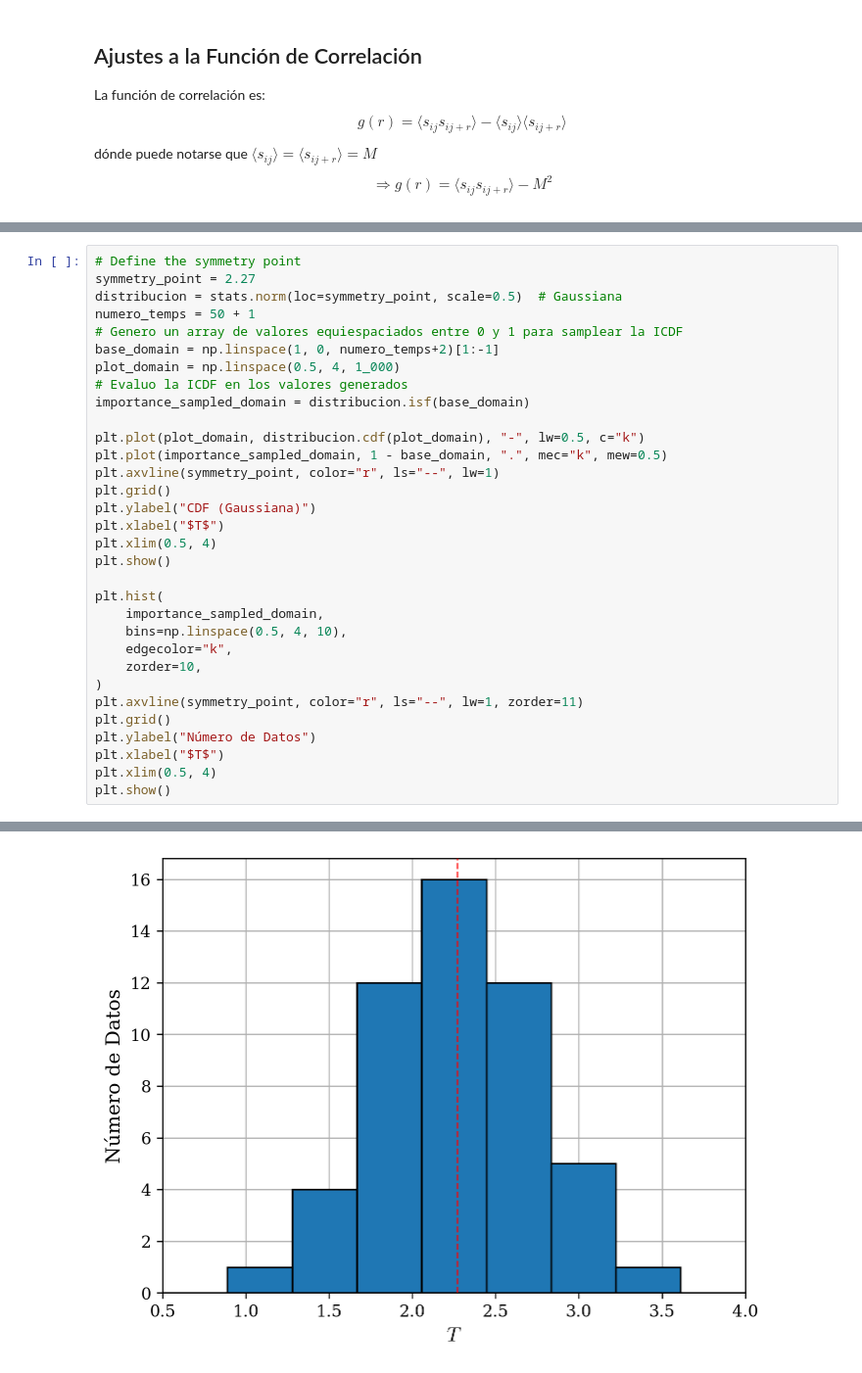
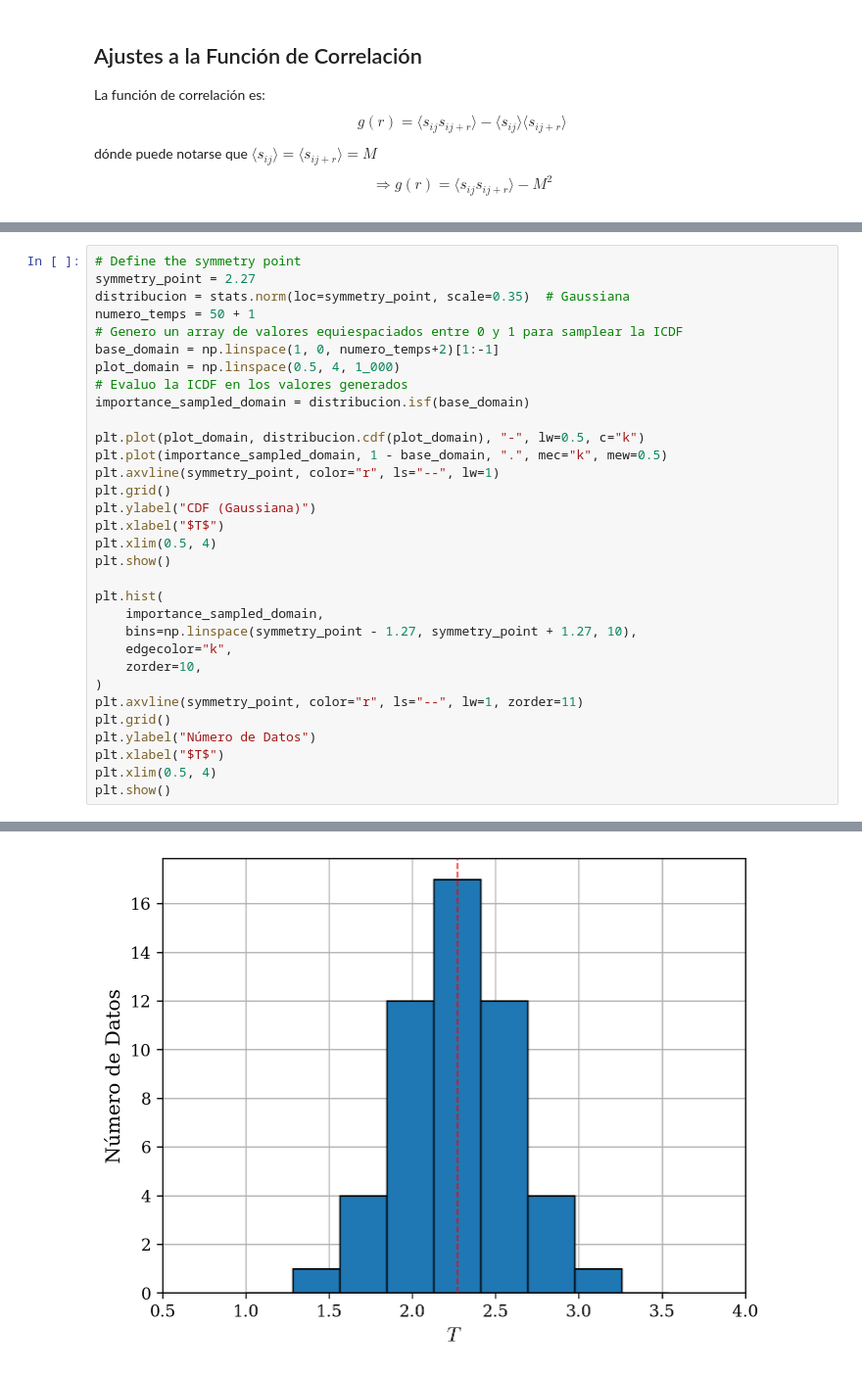
Before and after one commit to Lermacto/ising-2d, a Jupyter notebook: testing_correlation.ipynb, the cells around one changed output, grey strips where cells are left out. Shown at 98% size. Saved outputs shown, nothing was run; the diff lists cells and outputs as text.

```diff
--- a/testing_correlation.ipynb
+++ b/testing_correlation.ipynb
@@ -195,7 +187,7 @@ KeyboardInterrupt:
 # %%
 # Define the symmetry point
 symmetry_point = 2.27
-distribucion = stats.norm(loc=symmetry_point, scale=0.5)  # Gaussiana
+distribucion = stats.norm(loc=symmetry_point, scale=0.35)  # Gaussiana
 numero_temps = 50 + 1
 # Genero un array de valores equiespaciados entre 0 y 1 para samplear la ICDF
 base_domain = np.linspace(1, 0, numero_temps+2)[1:-1]
@@ -214,7 +206,7 @@ plt.show()
 
 plt.hist(
     importance_sampled_domain,
-    bins=np.linspace(0.5, 4, 10),
+    bins=np.linspace(symmetry_point - 1.27, symmetry_point + 1.27, 10),
     edgecolor="k",
     zorder=10,
 )
@@ -229,2 +221,2 @@ plt.show()
-[figure, old version]
+[figure, new version]
 # %%
```
Also changed, not shown: parts of 14 cells of this notebook, 1 other file.
